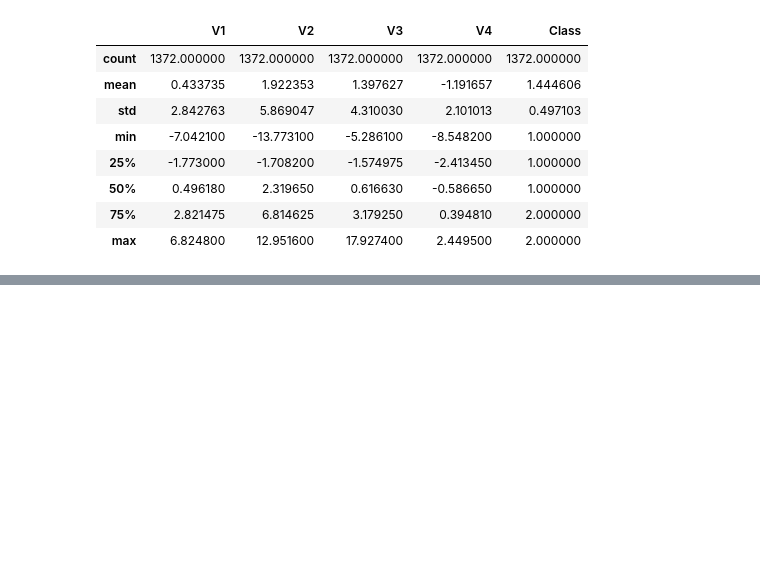
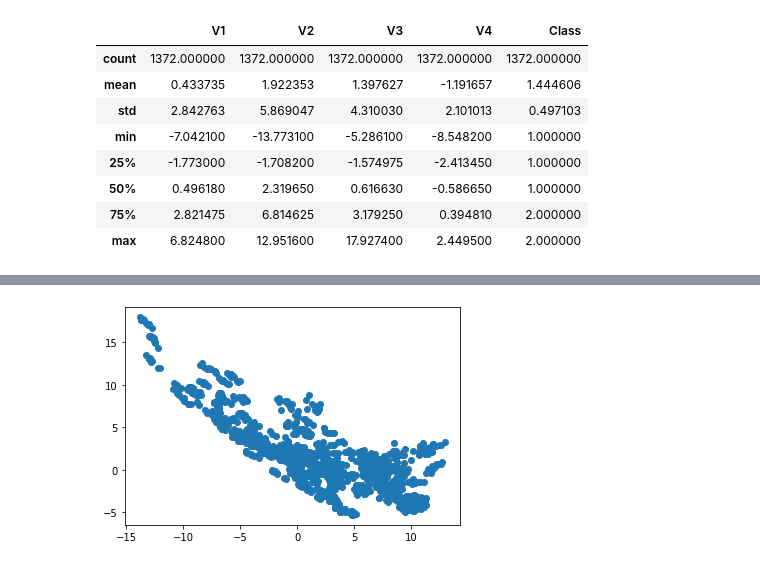
Before and after one commit to aman5898/Bit-Mesra-Data-Mining, a Jupyter notebook: K_Means.ipynb, the cells around one changed output, grey strips where cells are left out. Cells and saved outputs as stored; diff of their text form; code cells hidden in the pictures; blank space fills up the shorter version.

```diff
--- a/K_Means.ipynb
+++ b/K_Means.ipynb
@@ -48,0 +72,5 @@ df.describe()
+# %%
+plt.scatter(df.V2,df.V3)
+plt.show()
+# %% [output]
+[figure, added]
```
Also changed, not shown: parts of 5 cells of this notebook.
